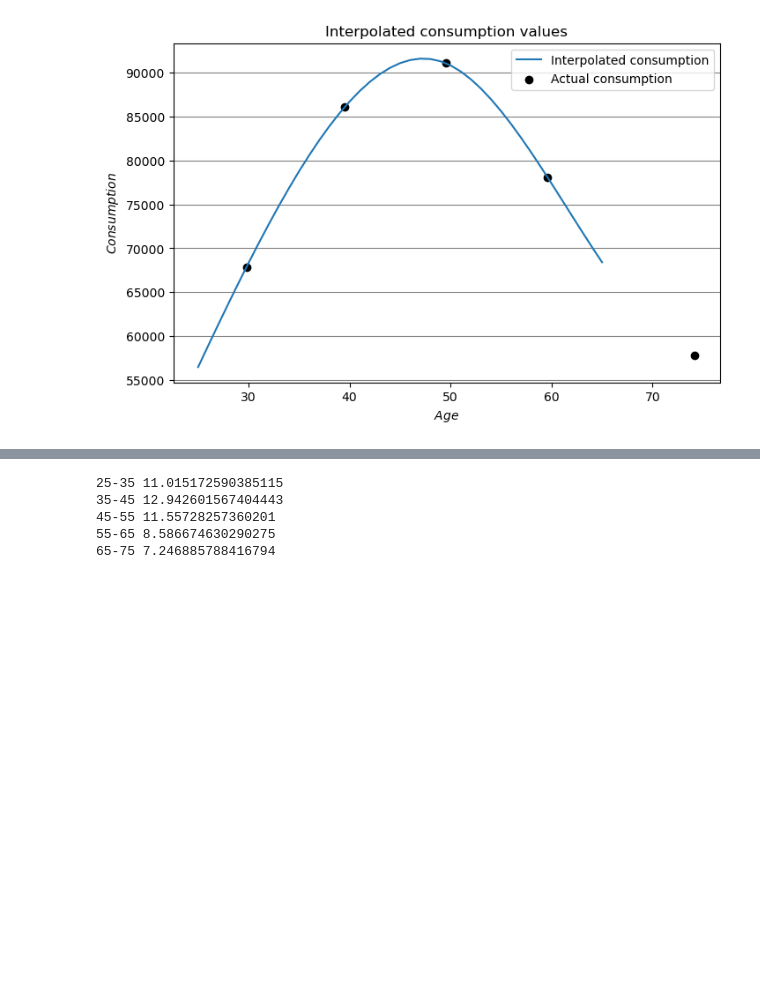
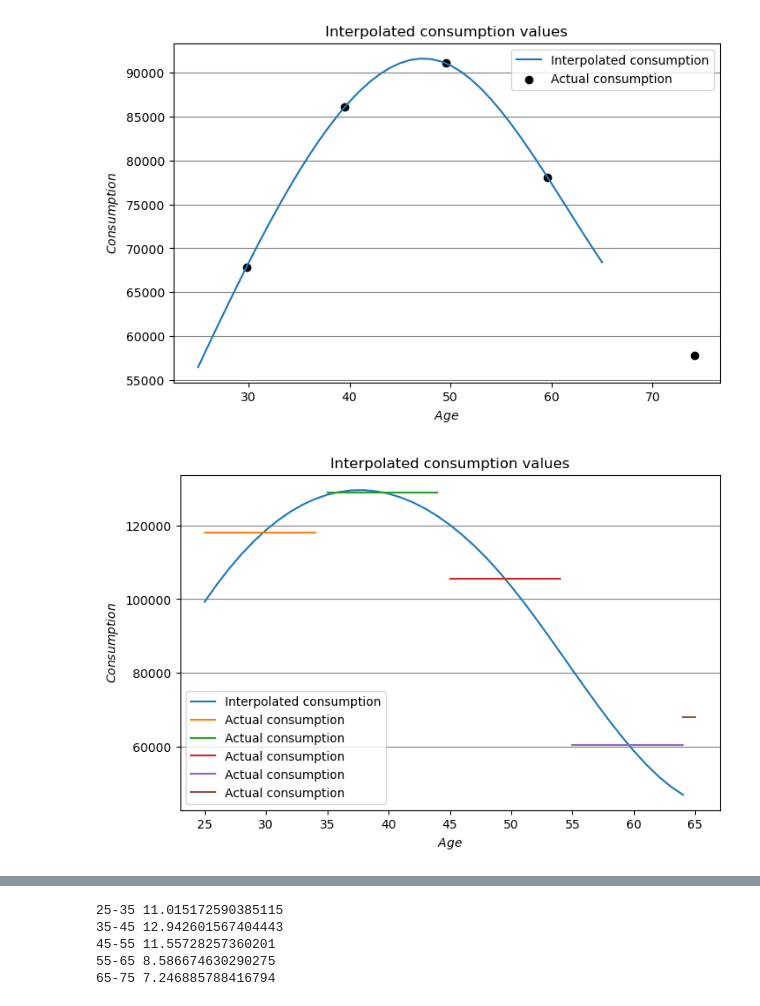
Before and after one commit to AsFyhn/DP-life-cycle, a Jupyter notebook: Run_all.ipynb, the cells around one changed output, grey strips where cells are left out. Saved outputs shown, nothing was run; the diff lists cells and outputs as text; code cells hidden in the pictures; blank space fills up the shorter version.

```diff
--- a/Run_all.ipynb
+++ b/Run_all.ipynb
@@ -279,3 +281,35 @@ fig.show()
  75554.09759214 73735.57249594 71925.5727272  70142.66723387
  68405.42496394]
 [figure]
+# %%
+#age_groups = [29.8, 39.5, 49.5, 59.6, 69.3]
+
+y_before_tax = [89514, 118149, 128980, 105498, 60359, 68059]
+
+income = y_before_tax[1:]
+#print(y_before_tax)
+# Create the interpolation function
+interp_function = interp1d(age_groups, income, kind='cubic', fill_value="extrapolate")
+
+# Generate the ages for which we want to interpolate
+ages = np.arange(25, 65)
+# Interpolate the consumption values for these ages
+interpolated_income = interp_function(ages)
+#print(interpolated_income)
+
+# plot the interpolated values
+fig = pg.PlotFigure(figsize=(8,5),fontname='Arial')
+fig.add_plot(ages, interpolated_income, label=f"Interpolated consumption", linestyle='-')
+fig.add_plot(np.arange(25,35), np.repeat(income[0],np.arange(25,35).shape[0]), label=f"Actual consumption", linestyle='-')
+fig.add_plot(np.arange(35,45), np.repeat(income[1],np.arange(35,45).shape[0]), label=f"Actual consumption", linestyle='-')
+fig.add_plot(np.arange(45,55), np.repeat(income[2],np.arange(35,45).shape[0]), label=f"Actual consumption", linestyle='-')
+fig.add_plot(np.arange(55,65), np.repeat(income[3],np.arange(35,45).shape[0]), label=f"Actual consumption", linestyle='-')
+fig.add_plot(np.arange(64,66), np.repeat(income[4],np.arange(44,46).shape[0]), label=f"Actual consumption", linestyle='-')
+fig.set_ylabel(f"$Consumption$")
+fig.set_xlabel(f"$Age$")
+fig.set_title(f'Interpolated consumption values')
+fig.add_gridlines(axis='y')
+fig.add_legend()
+fig.show()
+# %% [output]
+[figure, added]
```
Also changed, not shown: parts of 4 cells of this notebook.
